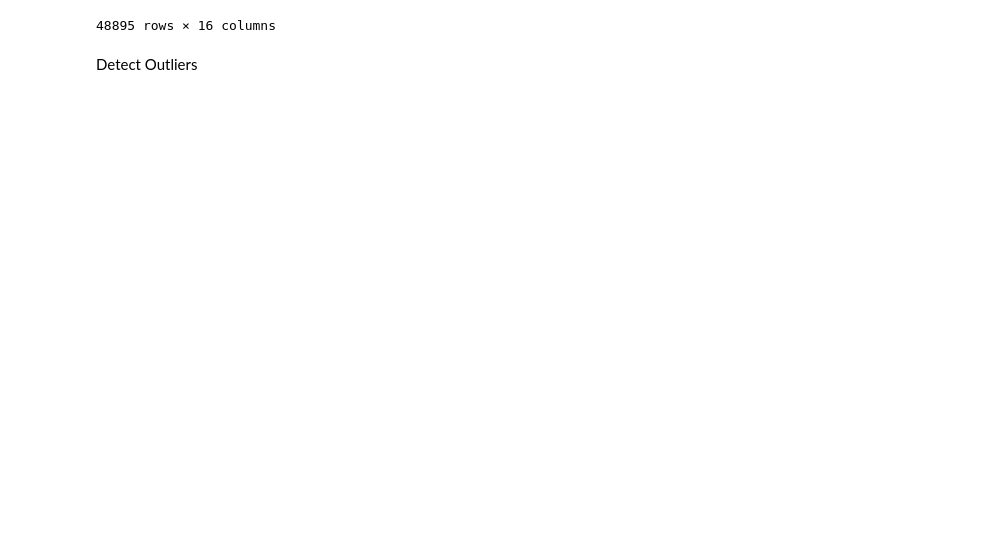
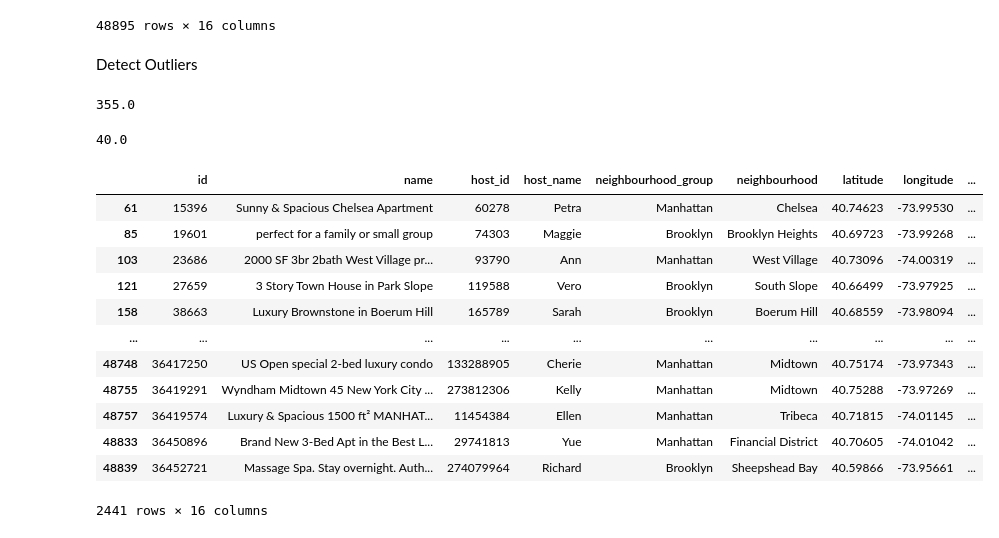
Before and after one commit to bappaditya-paul/Athena, a Jupyter notebook: Feauture_enginnering.ipynb, the cells around one changed output. Cells and saved outputs as stored; diff of their text form; code cells hidden in the pictures; blank space fills up the shorter version.

```diff
--- a/Feauture_enginnering.ipynb
+++ b/Feauture_enginnering.ipynb
@@ -41,0 +40,26 @@ max_t
+# %%
+max_threshold = df.price.quantile(0.95)
+print(max_threshold)
+# %% [output]
+355.0
+# %%
+min_threshold = df['price'].quantile(0.05)
+print(min_threshold)
+# %% [output]
+40.0
+# %%
+df[df.price> max_threshold]
+# %% [output]
+|  | id | name | host_id | host_name | neighbourhood_group | neighbourhood | latitude | longitude | ... |
+| 61 | 15396 | Sunny & Spacious Chelsea Apartment | 60278 | Petra | Manhattan | Chelsea | 40.74623 | -73.99530 | ... |
+| 85 | 19601 | perfect for a family or small group | 74303 | Maggie | Brooklyn | Brooklyn Heights | 40.69723 | -73.99268 | ... |
+| 103 | 23686 | 2000 SF 3br 2bath West Village pr... | 93790 | Ann | Manhattan | West Village | 40.73096 | -74.00319 | ... |
+| 121 | 27659 | 3 Story Town House in Park Slope | 119588 | Vero | Brooklyn | South Slope | 40.66499 | -73.97925 | ... |
+| 158 | 38663 | Luxury Brownstone in Boerum Hill | 165789 | Sarah | Brooklyn | Boerum Hill | 40.68559 | -73.98094 | ... |
+| ... | ... | ... | ... | ... | ... | ... | ... | ... | ... |
+| 48748 | 36417250 | US Open special 2-bed luxury condo | 133288905 | Cherie | Manhattan | Midtown | 40.75174 | -73.97343 | ... |
+| 48755 | 36419291 | Wyndham Midtown 45 New York City ... | 273812306 | Kelly | Manhattan | Midtown | 40.75288 | -73.97269 | ... |
+| 48757 | 36419574 | Luxury & Spacious 1500 ft² MANHAT... | 11454384 | Ellen | Manhattan | Tribeca | 40.71815 | -74.01145 | ... |
+| 48833 | 36450896 | Brand New 3-Bed Apt in the Best L... | 29741813 | Yue | Manhattan | Financial District | 40.70605 | -74.01042 | ... |
+| 48839 | 36452721 | Massage Spa. Stay overnight. Auth... | 274079964 | Richard | Brooklyn | Sheepshead Bay | 40.59866 | -73.95661 | ... |
+2441 rows × 16 columns
```
Also changed, not shown: parts of 12 cells of this notebook.
